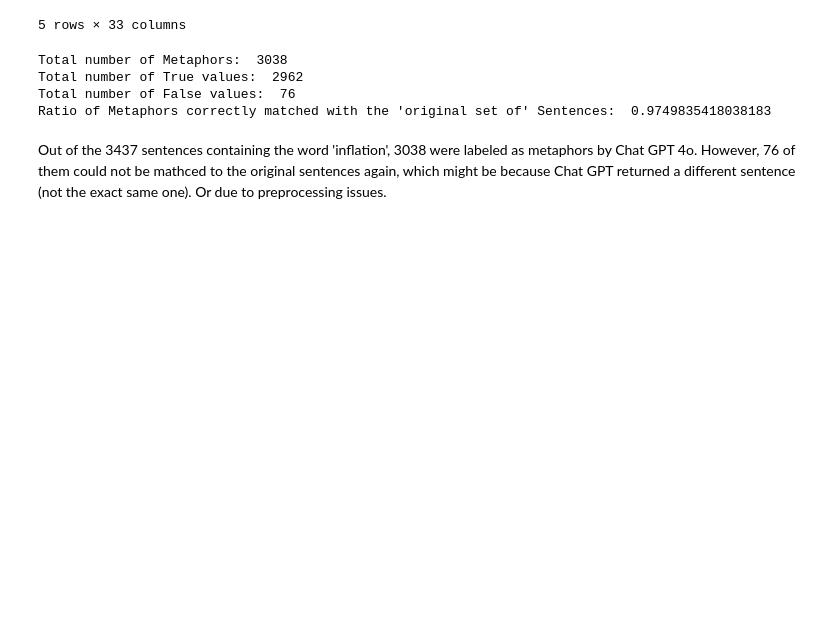
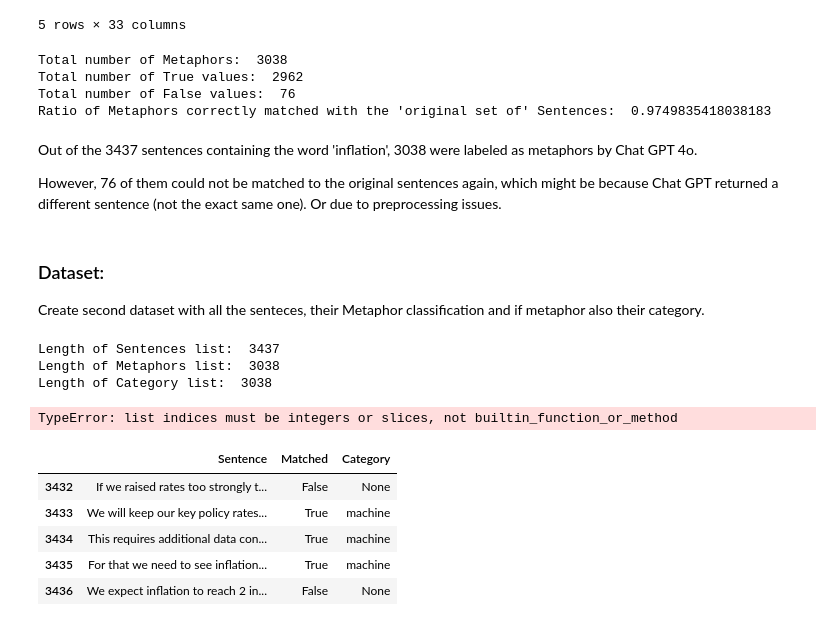
Before and after one commit to lalvarezpoli/DSDM_Thesis, a Jupyter notebook: ChatGPT_Labelling.ipynb, the cells around one changed output. Cells and saved outputs as stored; diff of their text form; code cells hidden in the pictures; blank space fills up the shorter version.

```diff
--- a/ChatGPT_Labelling.ipynb
+++ b/ChatGPT_Labelling.ipynb
@@ -98,10 +98,6 @@ df.head()
 | 3 | 3 | 2005-12-15 | Interview with Paris Match | Jean-Claude Trichet | https://www.ecb.europa.eu/press/i... | Information not found | Paris Match. After two uneventful... | The publication of the translatio... | NaN | ... |
 | 4 | 4 | 2005-12-09 | Interview in Il Giornale | Lorenzo Bini Smaghi | https://www.ecb.europa.eu/press/i... | Information not found | However, Europe’s politicians, wi... | By Angelo Allegri, our correspond... | NaN | ... |
 5 rows × 26 columns
-# %%
-# TODO: This cell has to be deleted
-# drop 'Sentence_GPT', 'Category_GPT'
-df.drop(['Sentence_GPT', 'Category_GPT'], axis=1, inplace=True)
 # %% [markdown]
 ### Prepare the data for the labeling
 # %%
@@ -854,7 +876,8 @@ Total number of False values:  76
 Ratio of Metaphors correctly matched with the 'original set of' Sentences:  0.9749835418038183
 # %% [markdown]
 Out of the 3437 sentences containing the word 'inflation', 3038 were labeled as metaphors by Chat GPT 4o.
-However, 76 of them could not be mathced to the original sentences again, which might be because Chat GPT returned a different sentence (not the exact same one). Or due to preprocessing issues.
+
+However, 76 of them could not be matched to the original sentences again, which might be because Chat GPT returned a different sentence (not the exact same one). Or due to preprocessing issues.
 # %%
 # Drop the unnecessary columns: Sentence_GPT_1, Sentence_GPT_2, Sentence_GPT_3, Category_GPT_1, Category_GPT_2, Category_GPT_3 if they exist
 if 'Sentence_GPT_1' in df.columns:
@@ -862,3 +885,35 @@ if 'Sentence_GPT_1' in df.columns:
 # %%
 """# Save the final dataset to a CSV file
 df.to_csv('Final_Data.csv', index=False)"""
+# %% [markdown]
+### Dataset:
+
+Create second dataset with all the senteces, their Metaphor classification and if metaphor also their category.
+# %%
+sentences_list = extract_sentences(df)
+metaphors_list = extract_metaphors(df, "GPT_Majority")
+category_list = extract_category(df, "GPT_Majority")
+
+print("Length of Sentences list: ", len(sentences_list))
+print("Length of Metaphors list: ", len(metaphors_list))
+print("Length of Category list: ", len(category_list))
+
+df_new = metrics_dataframe(sentences_list, metaphors_list, category_list)
+
+print("Length of the new dataframe: ", len(df_new))
+
+df_new.head()
+# %% [output]
+Length of Sentences list:  3437
+Length of Metaphors list:  3038
+Length of Category list:  3038
+TypeError: list indices must be integers or slices, not builtin_function_or_method
+# %%
+df_new.tail()
+# %% [output]
+|  | Sentence | Matched | Category |
+| 3432 | If we raised rates too strongly t... | False | None |
+| 3433 | We will keep our key policy rates... | True | machine |
+| 3434 | This requires additional data con... | True | machine |
+| 3435 | For that we need to see inflation... | True | machine |
+| 3436 | We expect inflation to reach 2 in... | False | None |
```
Also changed, not shown: parts of 4 cells of this notebook, 15 other files.
